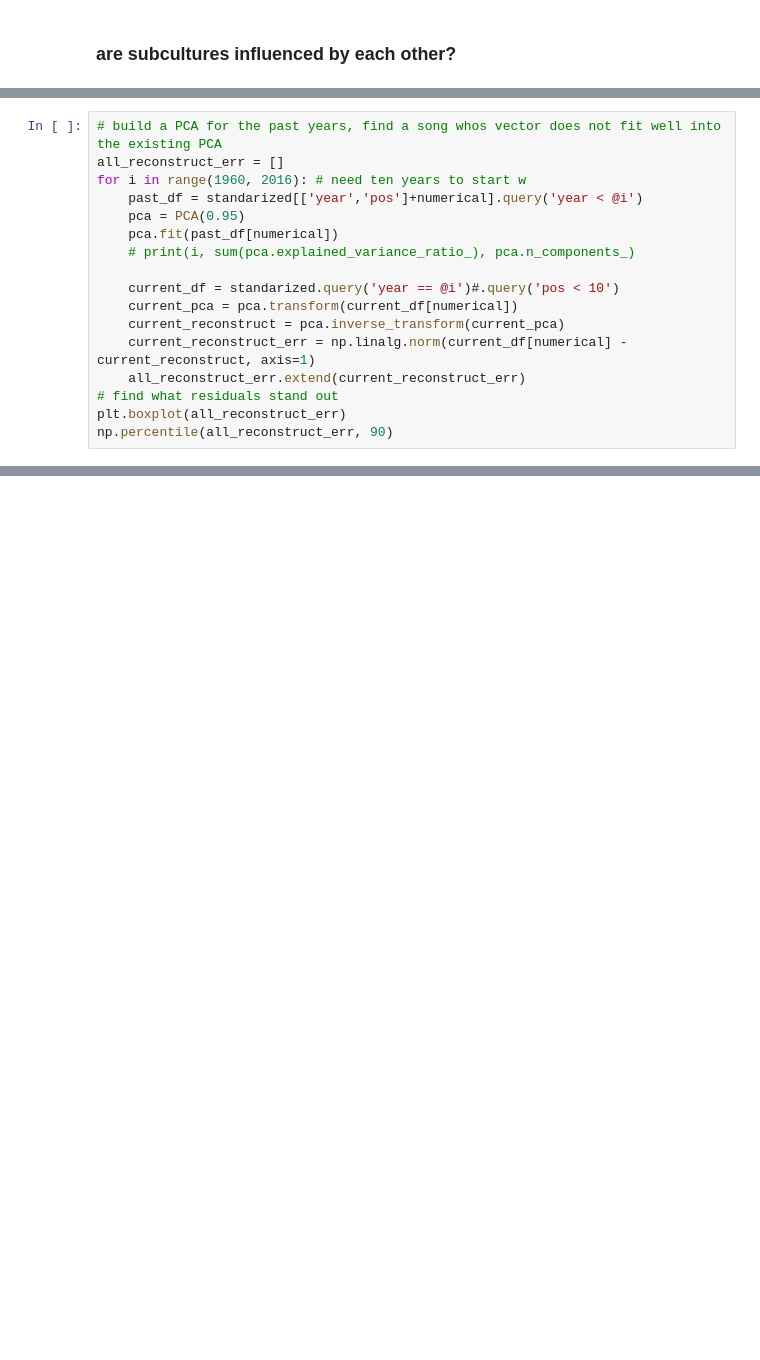
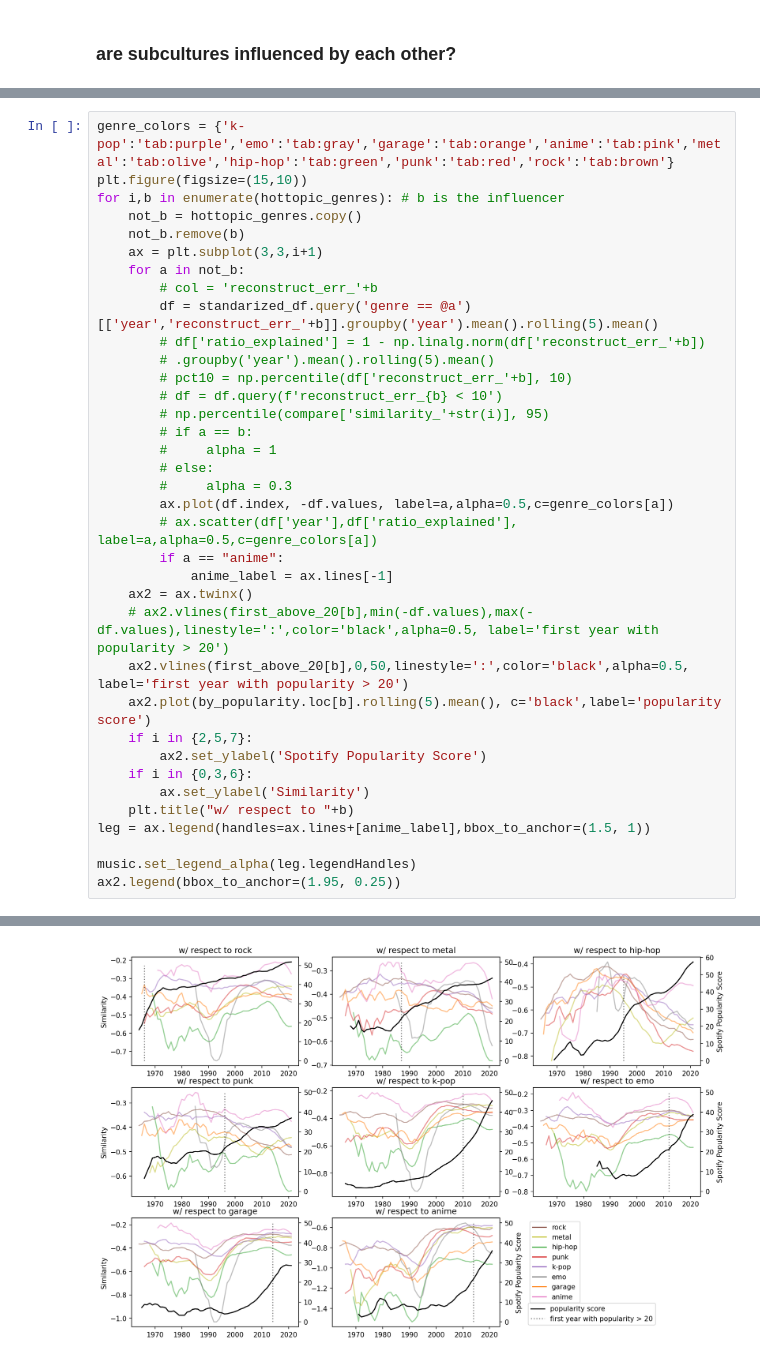
Before and after one commit to graceshaoy/music_trends, a Jupyter notebook: pt2_my_theory.ipynb, the cells around one changed output, grey strips where cells are left out. Saved outputs shown, nothing was run; the diff lists cells and outputs as text; blank space fills up the shorter version.

```diff
--- a/pt2_my_theory.ipynb
+++ b/pt2_my_theory.ipynb
@@ -309,17 +272,37 @@ array([[ 0.20384886, -1.81436769,  0.62912869, ...,  0.19129624,
-# %%
-# build a PCA for the past years, find a song whos vector does not fit well into the existing PCA
-all_reconstruct_err = []
-for i in range(1960, 2016): # need ten years to start w
-    past_df = standarized[['year','pos']+numerical].query('year < @i')
-    pca = PCA(0.95)
-    pca.fit(past_df[numerical])
-    # print(i, sum(pca.explained_variance_ratio_), pca.n_components_)
-
-    current_df = standarized.query('year == @i')#.query('pos < 10')
-    current_pca = pca.transform(current_df[numerical])
-    current_reconstruct = pca.inverse_transform(current_pca)
-    current_reconstruct_err = np.linalg.norm(current_df[numerical] - current_reconstruct, axis=1)
-    all_reconstruct_err.extend(current_reconstruct_err)
-# find what residuals stand out
-plt.boxplot(all_reconstruct_err)
-np.percentile(all_reconstruct_err, 90)
+# %%
+genre_colors = {'k-pop':'tab:purple','emo':'tab:gray','garage':'tab:orange','anime':'tab:pink','metal':'tab:olive','hip-hop':'tab:green','punk':'tab:red','rock':'tab:brown'}
+plt.figure(figsize=(15,10))
+for i,b in enumerate(hottopic_genres): # b is the influencer
+    not_b = hottopic_genres.copy()
+    not_b.remove(b)
+    ax = plt.subplot(3,3,i+1)
+    for a in not_b:
+        # col = 'reconstruct_err_'+b
+        df = standarized_df.query('genre == @a')[['year','reconstruct_err_'+b]].groupby('year').mean().rolling(5).mean()
+        # df['ratio_explained'] = 1 - np.linalg.norm(df['reconstruct_err_'+b])
+        # .groupby('year').mean().rolling(5).mean()
+        # pct10 = np.percentile(df['reconstruct_err_'+b], 10)
+        # df = df.query(f'reconstruct_err_{b} < 10')
+        # np.percentile(compare['similarity_'+str(i)], 95)
+        # if a == b:
+        #     alpha = 1
+        # else:
+        #     alpha = 0.3
+        ax.plot(df.index, -df.values, label=a,alpha=0.5,c=genre_colors[a])
+        # ax.scatter(df['year'],df['ratio_explained'], label=a,alpha=0.5,c=genre_colors[a])
+        if a == "anime":
+            anime_label = ax.lines[-1]
+    ax2 = ax.twinx()
+    # ax2.vlines(first_above_20[b],min(-df.values),max(-df.values),linestyle=':',color='black',alpha=0.5, label='first year with popularity > 20')
+    ax2.vlines(first_above_20[b],0,50,linestyle=':',color='black',alpha=0.5, label='first year with popularity > 20')
+    ax2.plot(by_popularity.loc[b].rolling(5).mean(), c='black',label='popularity score')
+    if i in {2,5,7}:
+        ax2.set_ylabel('Spotify Popularity Score')
+    if i in {0,3,6}:
+        ax.set_ylabel('Similarity')
+    plt.title("w/ respect to "+b)
+leg = ax.legend(handles=ax.lines+[anime_label],bbox_to_anchor=(1.5, 1))
+
+music.set_legend_alpha(leg.legendHandles)
+ax2.legend(bbox_to_anchor=(1.95, 0.25))
+# %% [output]
@@ -325,0 +310 @@ np.percentile(all_reconstruct_err, 90)
+[figure, added]
```
Also changed, not shown: parts of 34 cells of this notebook, 29 other files.
